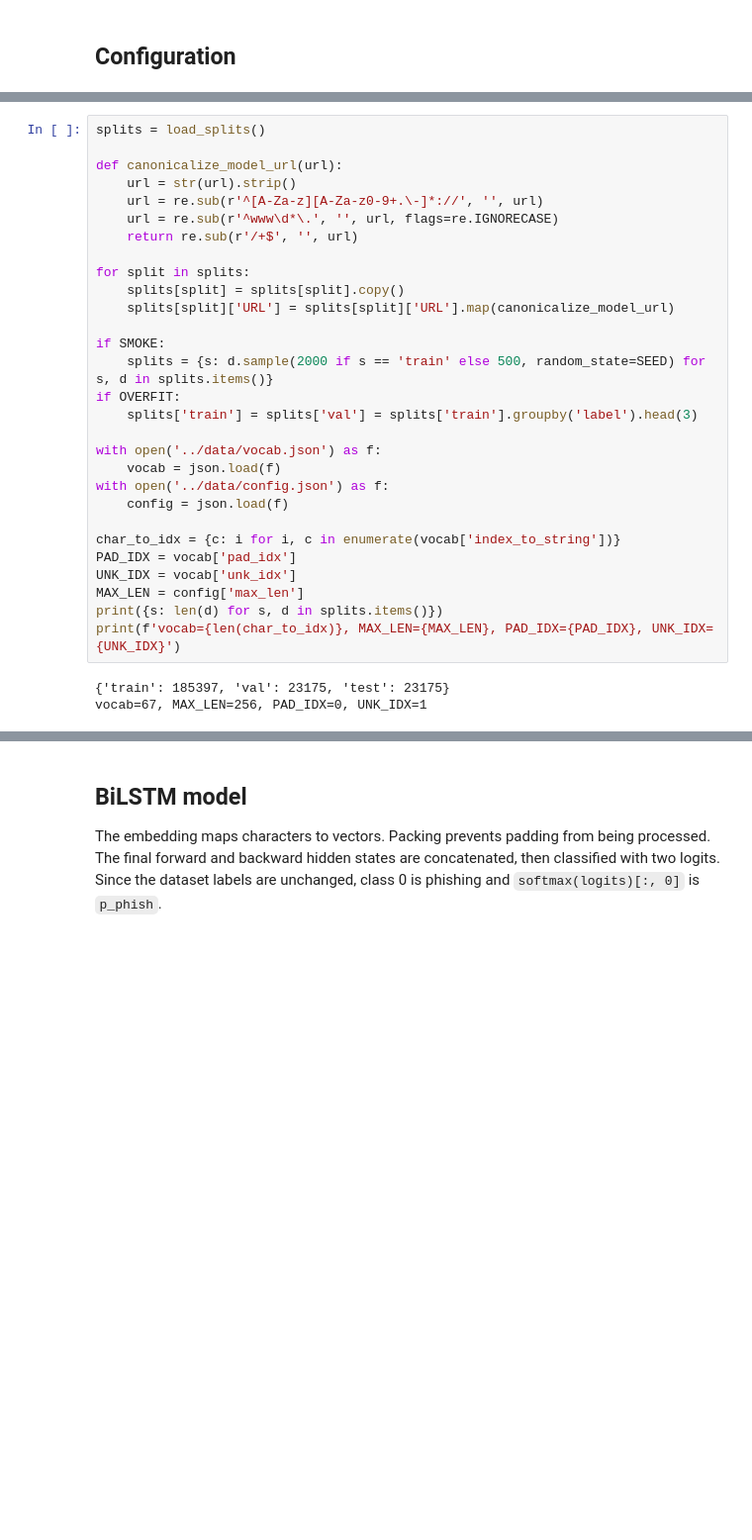
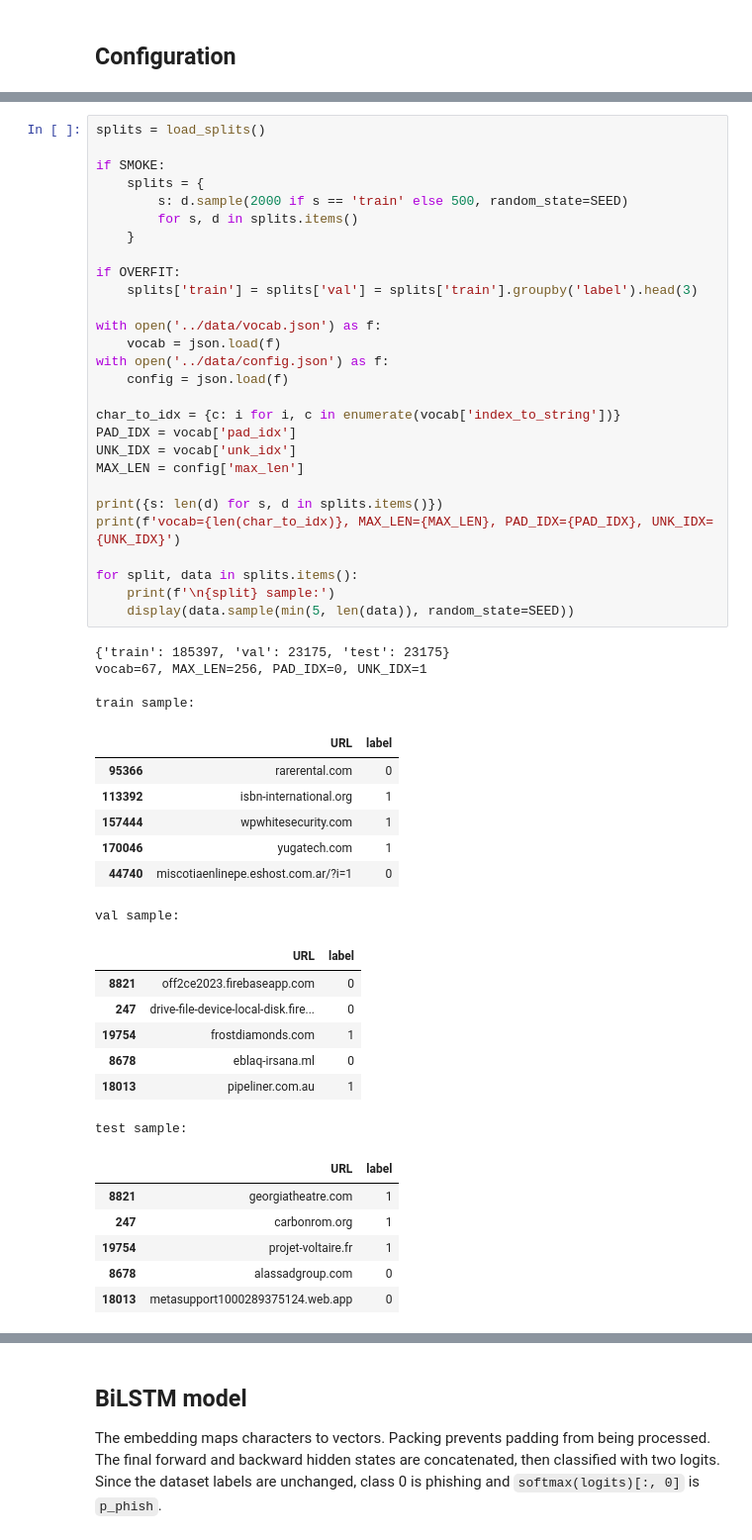
Before and after one commit to neo-nicole/dsa4266-group7, a Jupyter notebook: notebooks/bilstm.ipynb, the cells around one changed output, grey strips where cells are left out. Shown at 99% size. Saved outputs shown, nothing was run; the diff lists cells and outputs as text; blank space fills up the shorter version.

```diff
--- a/notebooks/bilstm.ipynb
+++ b/notebooks/bilstm.ipynb
@@ -60,35 +62,56 @@ The shared vocabulary has 67 entries: `<PAD>`, `<UNK>`, and 65 retained URL char
 # %%
 splits = load_splits()
 
-def canonicalize_model_url(url):
-    url = str(url).strip()
-    url = re.sub(r'^[A-Za-z][A-Za-z0-9+.\-]*://', '', url)
-    url = re.sub(r'^www\d*\.', '', url, flags=re.IGNORECASE)
-    return re.sub(r'/+$', '', url)
+if SMOKE:
+    splits = {
+        s: d.sample(2000 if s == 'train' else 500, random_state=SEED)
+        for s, d in splits.items()
+    }
 
-for split in splits:
-    splits[split] = splits[split].copy()
-    splits[split]['URL'] = splits[split]['URL'].map(canonicalize_model_url)
-
-if SMOKE:
-    splits = {s: d.sample(2000 if s == 'train' else 500, random_state=SEED) for s, d in splits.items()}
 if OVERFIT:
     splits['train'] = splits['val'] = splits['train'].groupby('label').head(3)
 
 with open('../data/vocab.json') as f:
     vocab = json.load(f)
 with open('../data/config.json') as f:
     config = json.load(f)
 
 char_to_idx = {c: i for i, c in enumerate(vocab['index_to_string'])}
 PAD_IDX = vocab['pad_idx']
 UNK_IDX = vocab['unk_idx']
 MAX_LEN = config['max_len']
+
 print({s: len(d) for s, d in splits.items()})
 print(f'vocab={len(char_to_idx)}, MAX_LEN={MAX_LEN}, PAD_IDX={PAD_IDX}, UNK_IDX={UNK_IDX}')
+
+for split, data in splits.items():
+    print(f'\n{split} sample:')
+    display(data.sample(min(5, len(data)), random_state=SEED))
 # %% [output]
 {'train': 185397, 'val': 23175, 'test': 23175}
 vocab=67, MAX_LEN=256, PAD_IDX=0, UNK_IDX=1
+
+train sample:
+|  | URL | label |
+| 95366 | rarerental.com | 0 |
+| 113392 | isbn-international.org | 1 |
+| 157444 | wpwhitesecurity.com | 1 |
+| 170046 | yugatech.com | 1 |
+| 44740 | miscotiaenlinepe.eshost.com.ar/?i=1 | 0 |
+val sample:
+|  | URL | label |
+| 8821 | off2ce2023.firebaseapp.com | 0 |
+| 247 | drive-file-device-local-disk.fire... | 0 |
+| 19754 | frostdiamonds.com | 1 |
+| 8678 | eblaq-irsana.ml | 0 |
+| 18013 | pipeliner.com.au | 1 |
+test sample:
+|  | URL | label |
+| 8821 | georgiatheatre.com | 1 |
+| 247 | carbonrom.org | 1 |
+| 19754 | projet-voltaire.fr | 1 |
+| 8678 | alassadgroup.com | 0 |
+| 18013 | metasupport1000289375124.web.app | 0 |
 # %%
 class URLDataset(Dataset):
     def __init__(self, df):
```
Also changed, not shown: parts of 12 cells of this notebook, 6 other files.
